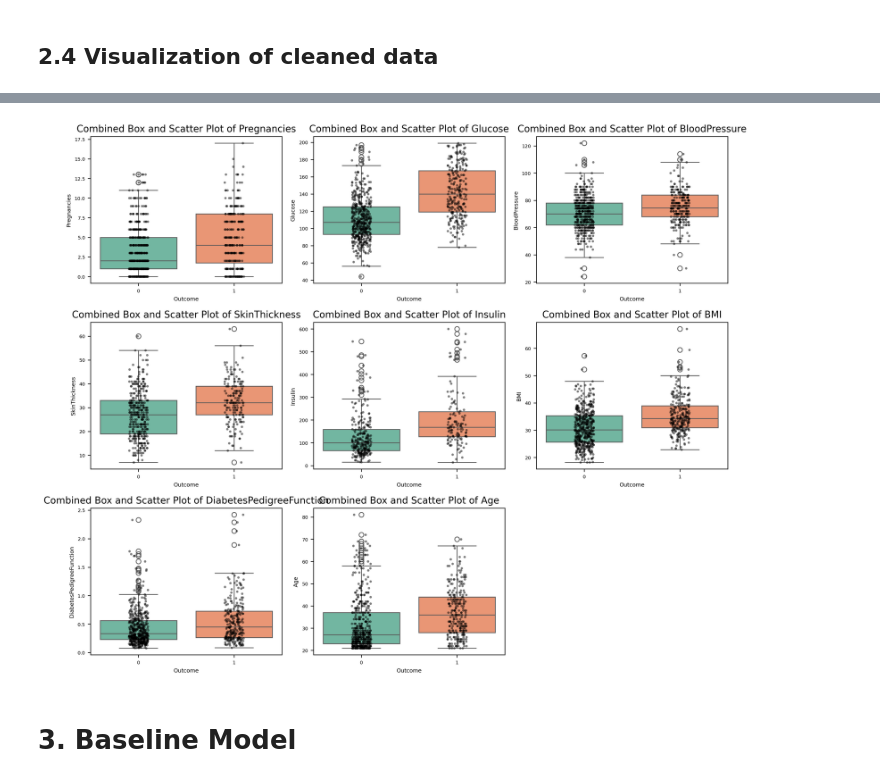
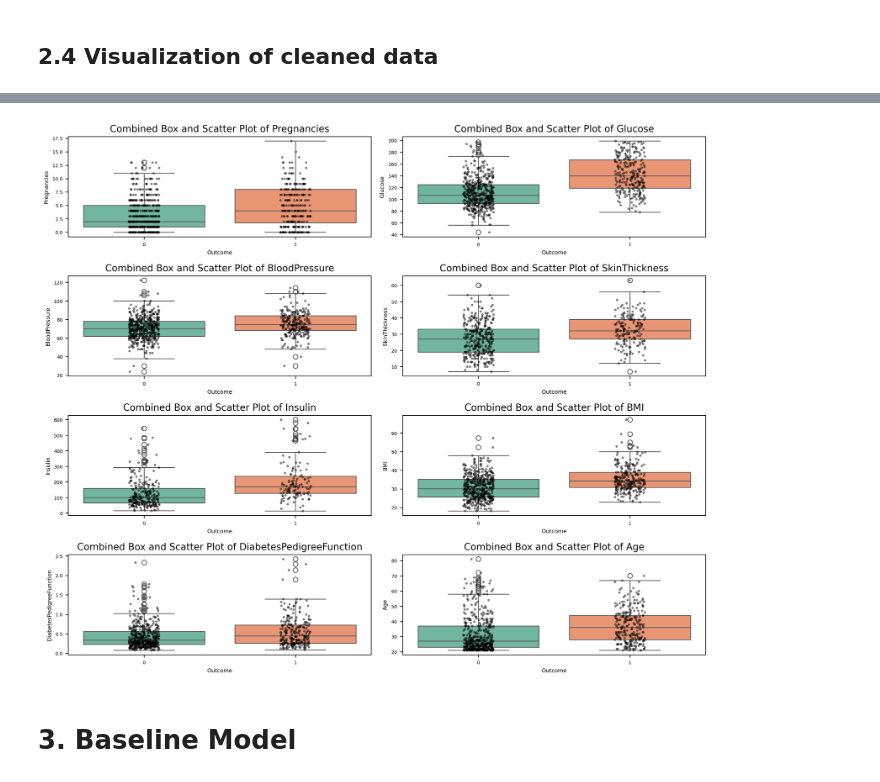
Before and after one commit to ruhinb/Exploring-Perceptron-for-Diabetes-Prediction-A-Study-on-Model-Optimization, a Jupyter notebook: exploring_perceptron_for_diabetes_prediction.ipynb, the cells around one changed output, grey strips where cells are left out. Cells and saved outputs as stored; diff of their text form; code cells hidden in the pictures.

```diff
--- a/exploring_perceptron_for_diabetes_prediction.ipynb
+++ b/exploring_perceptron_for_diabetes_prediction.ipynb
@@ -180,7 +180,7 @@ plt.figure(figsize=(12, 10))
 
 # Loop through the features and create combined box and scatter plots
 for i, feature in enumerate(features):
-    plt.subplot(3, 3, i+1)  # Adjust the grid based on the number of features
+    plt.subplot(4, 2, i+1)  # Adjust the grid based on the number of features
     sns.boxplot(data=df, x='Outcome', y=feature, palette="Set2")  # Box plot
     sns.stripplot(data=df, x='Outcome', y=feature, color='black', alpha=0.5, jitter=True, size=3)  # Scatter plot on top
     plt.title(f"Combined Box and Scatter Plot of {feature}")
@@ -264,21 +264,21 @@ summary
 # %%
 # List of features to plot (excluding the label/target column)
 features = df.columns[:-1]  # Assuming the last column is the target
 
 # Set up the matplotlib figure
 plt.figure(figsize=(12, 10))
 
 # Loop through the features and create combined box and scatter plots
 for i, feature in enumerate(features):
-    plt.subplot(3, 3, i+1)  # Adjust the grid based on the number of features
+    plt.subplot(4, 2, i+1)  # Adjust the grid based on the number of features
     sns.boxplot(data=df, x='Outcome', y=feature, palette="Set2")  # Box plot
     sns.stripplot(data=df, x='Outcome', y=feature, color='black', alpha=0.5, jitter=True, size=3)  # Scatter plot on top
     plt.title(f"Combined Box and Scatter Plot of {feature}")
     plt.tight_layout()
 
 plt.show()
 # %% [output]
-[figure, old version]
+[figure, new version]
 # %% [markdown]
 # 3. Baseline Model
 # %% [markdown]
```
Also changed, not shown: parts of 8 cells of this notebook.
